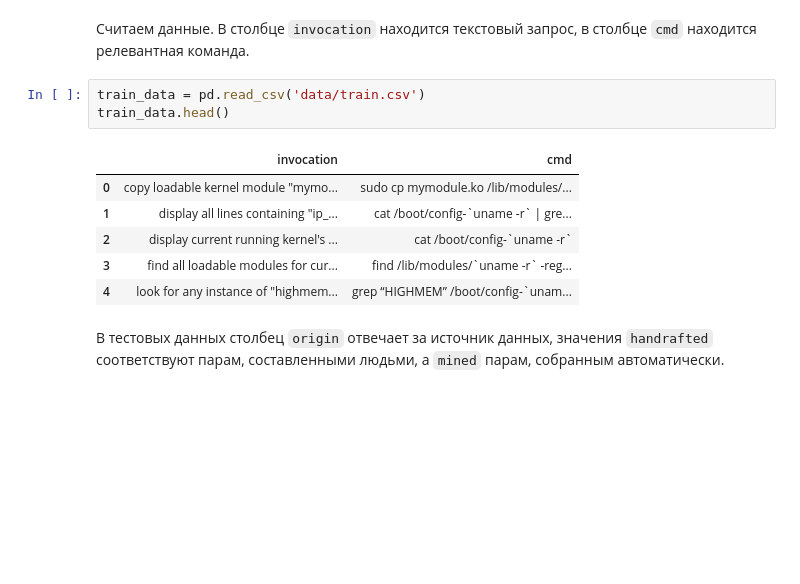
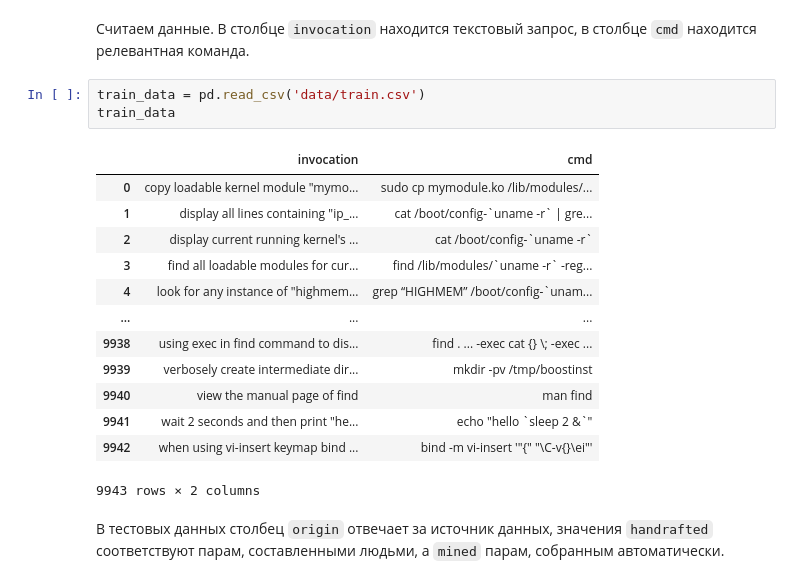
Before and after one commit to SmirnovAlexander/NLP, a Jupyter notebook: 04_generation/lab_generation.ipynb, the cells around one changed output. Cells and saved outputs as stored; diff of their text form; blank space fills up the shorter version.

```diff
--- a/04_generation/lab_generation.ipynb
+++ b/04_generation/lab_generation.ipynb
@@ -63,14 +63,21 @@ Bashlint grammar set up (148 utilities)
 Считаем данные. В столбце `invocation` находится текстовый запрос, в столбце `cmd` находится релевантная команда.
 # %%
 train_data = pd.read_csv('data/train.csv')
-train_data.head()
+train_data
 # %% [output]
 |  | invocation | cmd |
 | 0 | copy loadable kernel module "mymo... | sudo cp mymodule.ko /lib/modules/... |
 | 1 | display all lines containing "ip_... | cat /boot/config-`uname -r` | gre... |
 | 2 | display current running kernel's ... | cat /boot/config-`uname -r` |
 | 3 | find all loadable modules for cur... | find /lib/modules/`uname -r` -reg... |
 | 4 | look for any instance of "highmem... | grep “HIGHMEM” /boot/config-`unam... |
+| ... | ... | ... |
+| 9938 | using exec in find command to dis... | find . ... -exec cat {} \; -exec ... |
+| 9939 | verbosely create intermediate dir... | mkdir -pv /tmp/boostinst |
+| 9940 | view the manual page of find | man find |
+| 9941 | wait 2 seconds and then print "he... | echo "hello `sleep 2 &`" |
+| 9942 | when using vi-insert keymap bind ... | bind -m vi-insert '"{" "\C-v{}\ei"' |
+9943 rows × 2 columns
 # %% [markdown]
 В тестовых данных столбец `origin` отвечает за источник данных, значения `handrafted` соответствуют парам, составленными людьми, а `mined` парам, собранным автоматически.
 # %%
```
Also changed, not shown: parts of 52 cells of this notebook.
